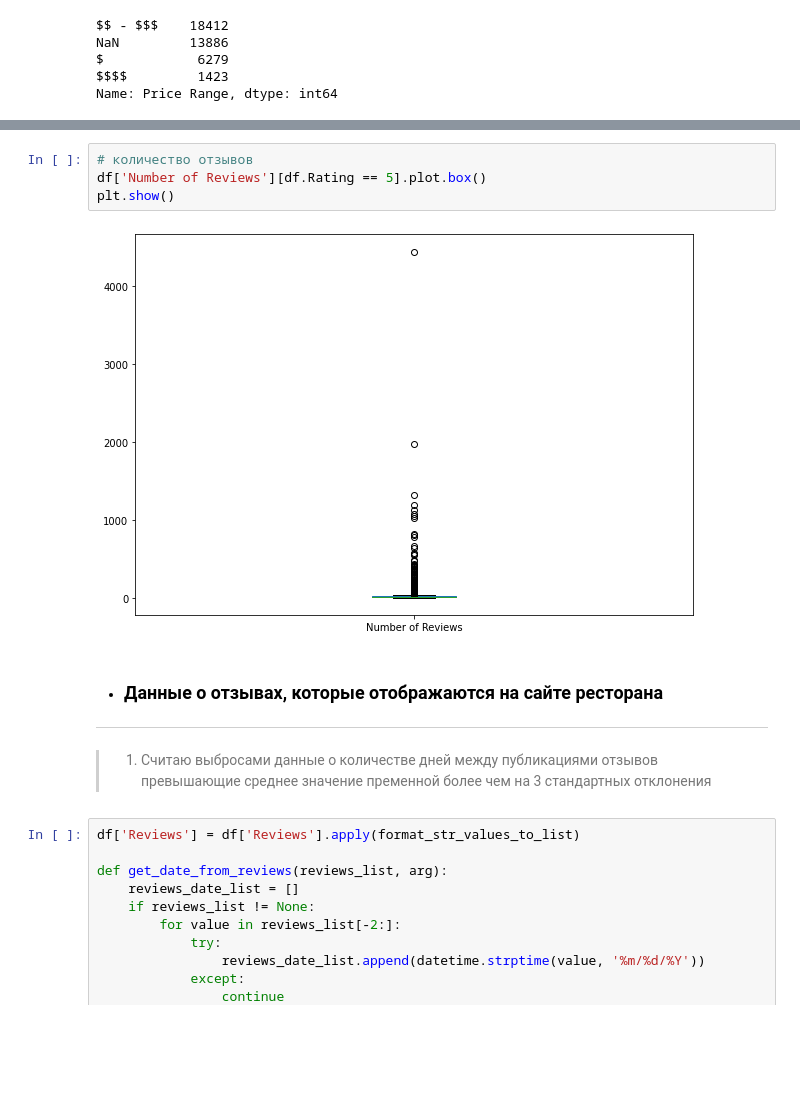
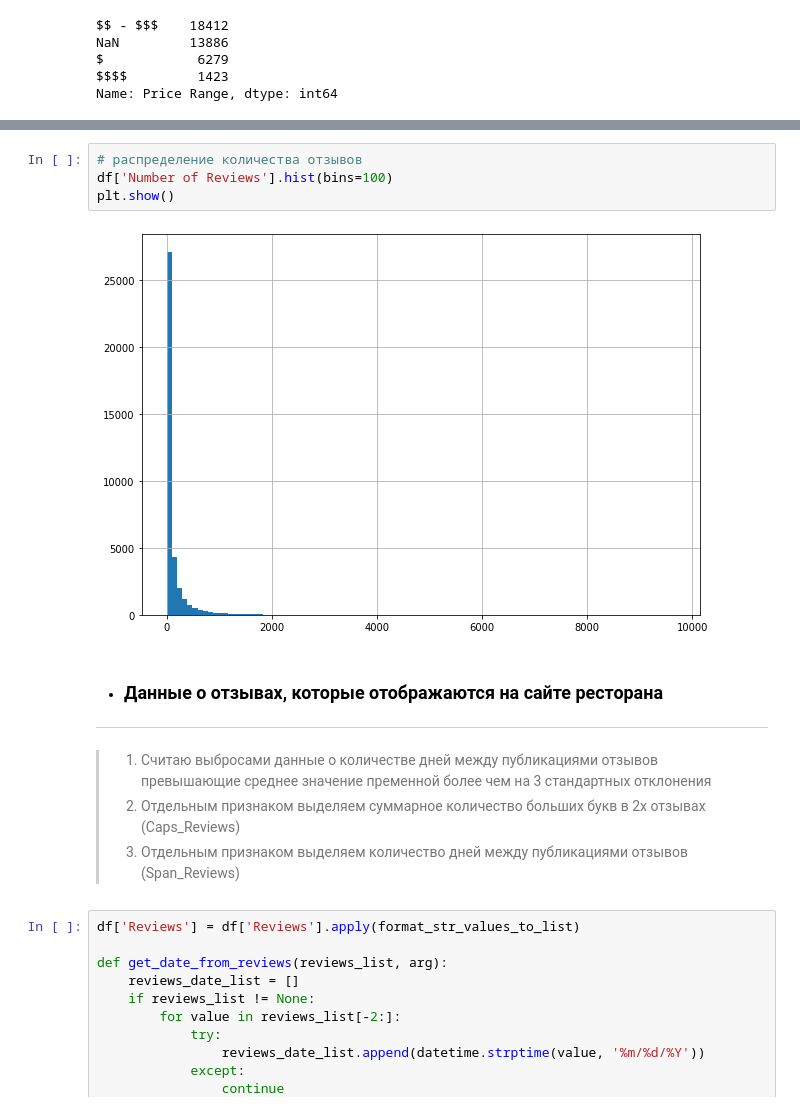
Before and after one commit to dzmitry-dp/project_zero, a Jupyter notebook: module_3/model.ipynb, the cells around one changed output, grey strips where cells are left out. Cells and saved outputs as stored; diff of their text form; blank space fills up the shorter version.

```diff
--- a/module_3/model.ipynb
+++ b/module_3/model.ipynb
@@ -170,13 +197,15 @@ Name: Price Range, dtype: int64
 # %%
-# количество отзывов
-df['Number of Reviews'][df.Rating == 5].plot.box()
+# распределение количества отзывов
+df['Number of Reviews'].hist(bins=100)
 plt.show()
 # %% [output]
-[figure, old version]
+[figure, new version]
 # %% [markdown]
 - ### Данные о отзывах, которые отображаются на сайте ресторана
 ---
 > 1. Cчитаю выбросами данные о количестве дней между публикациями отзывов превышающие среднее значение пременной более чем на 3 стандартных отклонения
+> 2. Отдельным признаком выделяем суммарное количество больших букв в 2х отзывах (Caps_Reviews)
+> 3. Отдельным признаком выделяем количество дней между публикациями отзывов (Span_Reviews)
 # %%
 df['Reviews'] = df['Reviews'].apply(format_str_values_to_list)
 
```
Also changed, not shown: parts of 22 cells of this notebook, 2 other files.
